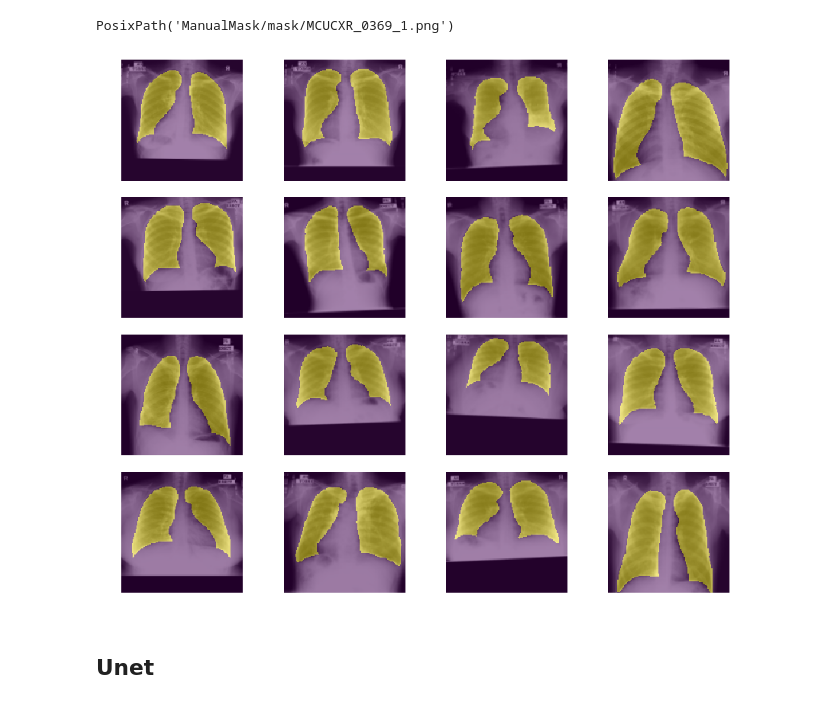
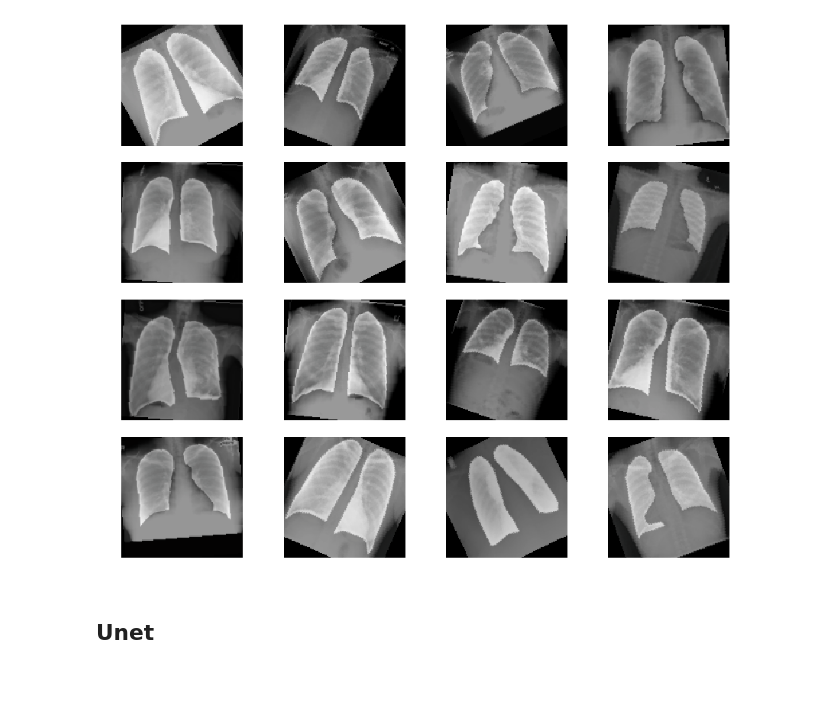
Before and after one commit to dattran2346/chestX-ray-14, a Jupyter notebook: src/Lung Segmentation.ipynb, the cells around one changed output. Drawn from its saved outputs; the diff is of its cells as text; code cells hidden in the pictures.

```diff
--- a/src/Lung Segmentation.ipynb
+++ b/src/Lung Segmentation.ipynb
@@ -33,4 +44,0 @@ image = np.array(Image.open(PATH/IMAGE_DN/image_name))
-# %%
-sz = 128
-bs = 4 ## 138 image total
-nw = 16
@@ -76,9 +96,0 @@ val_idxs = list(range(30))
-# %%
-val_y[0]
-# %% [output]
-PosixPath('ManualMask/mask/MCUCXR_0369_1.png')
-# %%
-model = pretrainedmodels.__dict__['resnet34']()
-tfms = lung_segmentation_transfrom(model, sz)
-datasets = ImageData.get_ds(MontgomeryDataset, (trn_x,trn_y), (val_x,val_y), tfms, path=PATH, size=sz)
-md = ModelData(PATH, datasets, bs, num_workers=4, classes=None)
@@ -95,10 +97,32 @@ md = ModelData(PATH, datasets, bs, num_workers=4, classes=None)
+# %%
+from torch.utils.data import DataLoader
+def get_md(sz, bs):
+    train = pd.read_csv(PATH/'train.csv', header=None).iloc[:, 1].values
+    val = pd.read_csv(PATH/'val.csv', header=None).iloc[:, 1].values
+    tfms = lung_segmentation_transfrom(sz)
+    datasets = ImageData.get_ds(LungSegmentationDataset, (train, train), (val, val), tfms, path=PATH, size=sz)
+    md = ModelData(PATH, datasets, bs, num_workers=4, classes=None)
+    return md
+
+def get_test(sz, bs, what='mont'):
+    if what == 'mont':
+        test = pd.read_csv(PATH/'test_mont.csv', header=None).iloc[:, 1].values
+    elif what == 'jsrt':
+        test = pd.read_csv(PATH/'test_jsrt.csv', header=None).iloc[:, 1].values
+
+    _, tfm = lung_segmentation_transfrom(sz)
+    dataset = LungSegmentationDataset(test, test, tfm, PATH, sz)
+    return DataLoader(dataset, bs, num_workers=4)
+
+md = get_md(128, 32)
 # %%
-# fig, axes = plt.subplots(4, 4, figsize=(12, 10))
-# for i, ax in enumerate(axes.flat):
-#     ax = show_img(x[i], ax=ax)
-#     show_img(y[i].cpu(), ax=ax, alpha=0.5)
-# plt.tight_layout(pad=0.1)
+x, y = next(iter(md.trn_dl))
+fig, axes = plt.subplots(4, 4, figsize=(12, 10))
+for i, ax in enumerate(axes.flat):
+    ax = show_img(denorm(x[i]), ax=ax)
+    show_img(to_pil(y[i]), ax=ax, alpha=0.4)
+plt.tight_layout(pad=0.1)
 # %% [output]
-[figure, old version]
+[figure, new version]
 # %% [markdown]
 ## Unet
```
Also changed, not shown: parts of 73 cells of this notebook, 17 other files.
